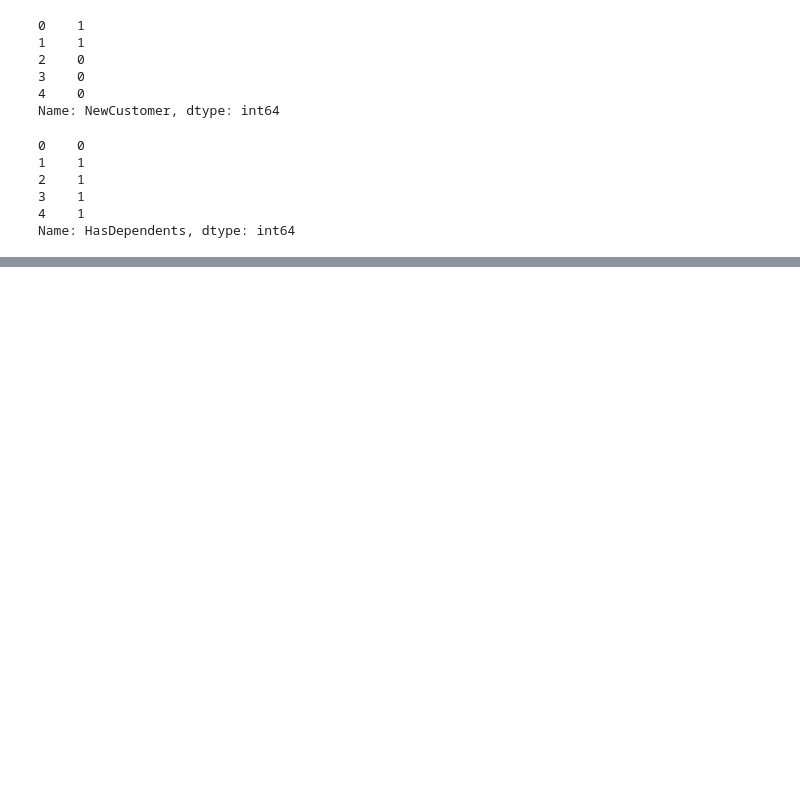
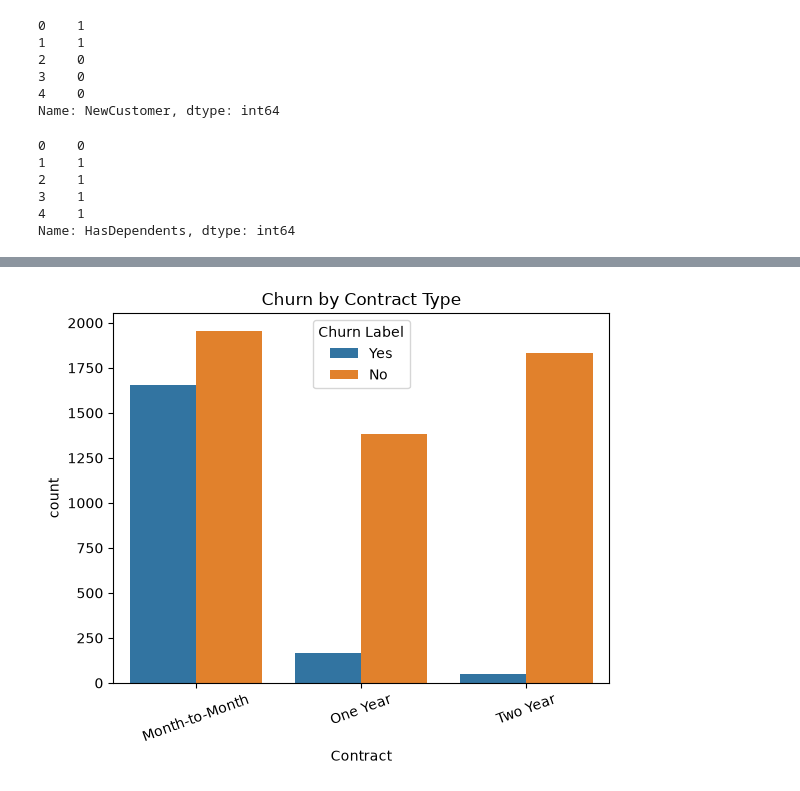
Before and after one commit to JIBANJYOTIMOHANTY/Machine-Learning, a Jupyter notebook: algorithms/Logistic Regression/Customer_Churn.ipynb, the cells around one changed output, grey strips where cells are left out. Saved outputs shown, nothing was run; the diff lists cells and outputs as text; code cells hidden in the pictures; blank space fills up the shorter version.

```diff
--- a/algorithms/Logistic Regression/Customer_Churn.ipynb
+++ b/algorithms/Logistic Regression/Customer_Churn.ipynb
@@ -307,0 +556,12 @@ Name: HasDependents, dtype: int64
+# %%
+sns.countplot(
+    data=df_model,
+    x = 'Contract',
+    hue='Churn Label'
+)
+
+plt.title('Churn by Contract Type')
+plt.xticks(rotation=20)
+plt.show()
+# %% [output]
+[figure, added]
```
Also changed, not shown: parts of 23 cells of this notebook.
